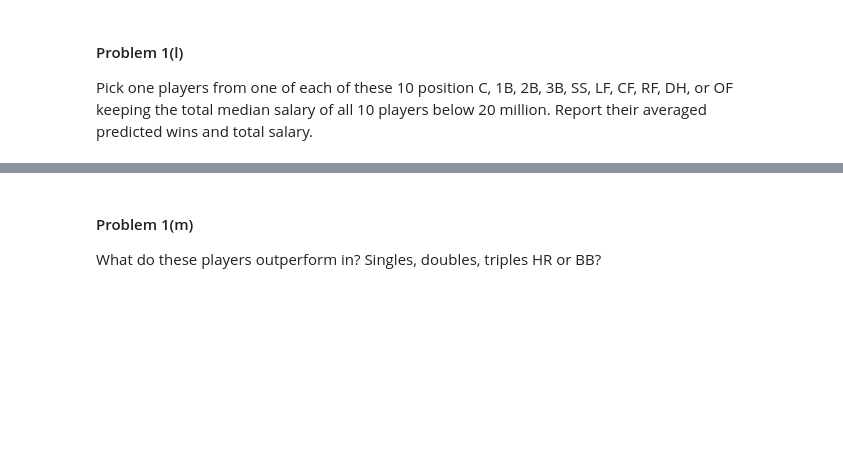
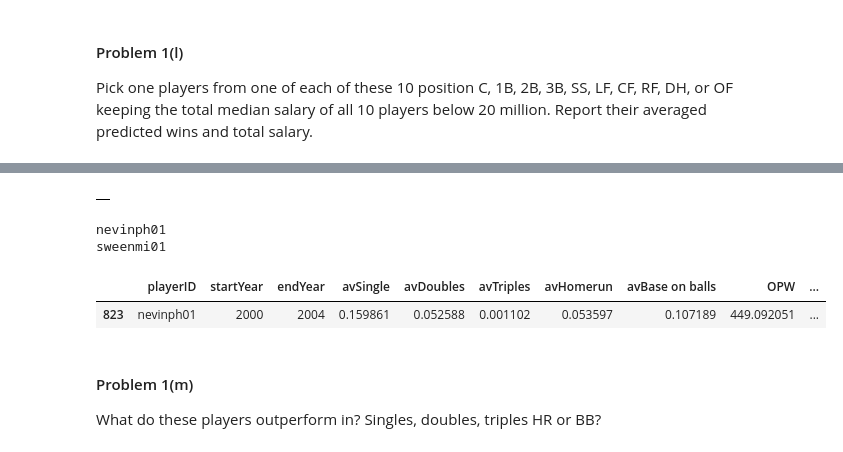
Before and after one commit to StevenDalderop/2014, a Jupyter notebook: homework/HW3.ipynb, the cells around one changed output, grey strips where cells are left out. Cells and saved outputs as stored; diff of their text form; code cells hidden in the pictures; blank space fills up the shorter version.

```diff
--- a/homework/HW3.ipynb
+++ b/homework/HW3.ipynb
@@ -260,0 +322,2 @@ Compute the OPW for each player based on the average rates in the `playerLS` Dat
+# %%
+playerLS["OPW"]=playerLS.apply(lambda x: (sum(x[3:8]*coef4))+intercept,axis=1)
@@ -267,2 +342,8 @@ Add four columns to the `playerLS` DataFrame that contains the player's position
+# %%
+playerLS["Position"]=[fielding["POS"][fielding["playerID"]==name].iloc[0]   for name in playerLS["playerID"]]
+playerLS["FirstName"]=[master["nameFirst"][master["playerID"]==name].iloc[0] for name in playerLS["playerID"]]
+playerLS["LastName"]=[master["nameLast"][master["playerID"]==name].iloc[0] for name in playerLS["playerID"]]
+# %%
+playerLS["medianSalaries"]=[medianSalaries["medianSal"][medianSalaries["playerID"]==name].iloc[0] for name in playerLS["playerID"]]
 # %% [markdown]
 Show the head of the `playerLS` DataFrame.
@@ -276,0 +356,2 @@ Subset the `playerLS` DataFrame for players active in 2002 and 2003 and played a
+# %%
+playerLS2=playerLS[(playerLS["startYear"]<2002)&(playerLS["endYear"]>=2003)&(playerLS["endYear"]-playerLS["startYear"]>=3)]
@@ -282,3 +395,18 @@ Pick one players from one of each of these 10 position C, 1B, 2B, 3B, SS, LF, CF
+# %%
+team_df
+# %% [output]
+|  |
+# %%
+for name in My_awesome_team:
+    print name
+# %% [output]
+nevinph01
+sweenmi01
+# %%
+playerLS2[playerLS2["playerID"] == "nevinph01"]
+# %% [output]
+|  | playerID | startYear | endYear | avSingle | avDoubles | avTriples | avHomerun | avBase on balls | OPW | ... |
+| 823 | nevinph01 | 2000 | 2004 | 0.159861 | 0.052588 | 0.001102 | 0.053597 | 0.107189 | 449.092051 | ... |
 # %% [markdown]
 #### Problem 1(m)
 What do these players outperform in? Singles, doubles, triples HR or BB?
```
Also changed, not shown: parts of 33 cells of this notebook.
